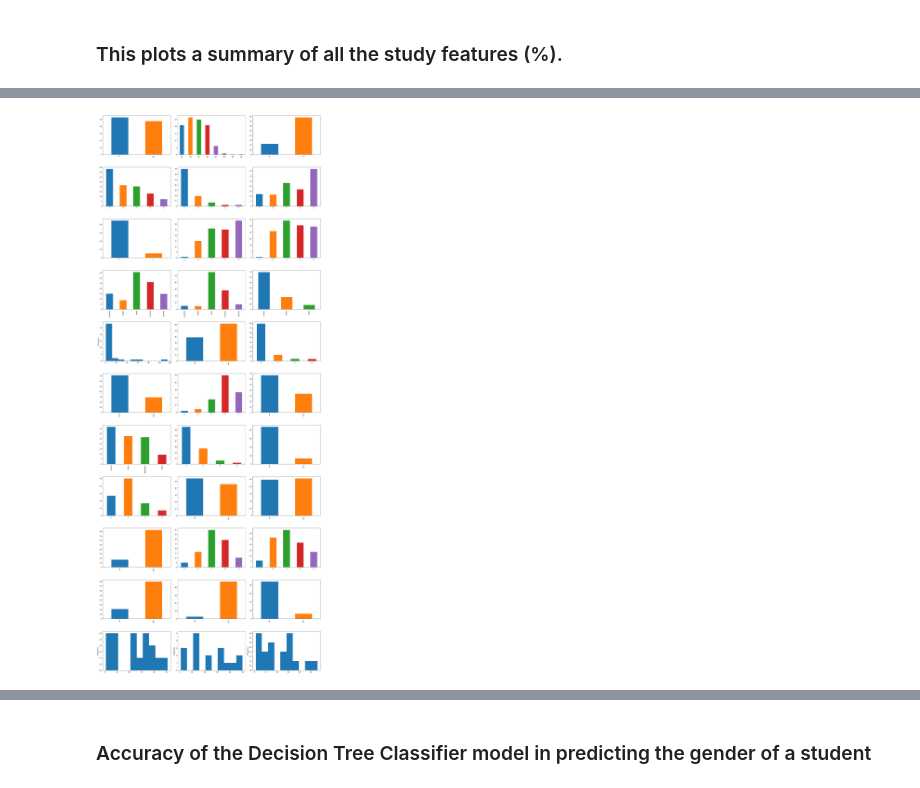
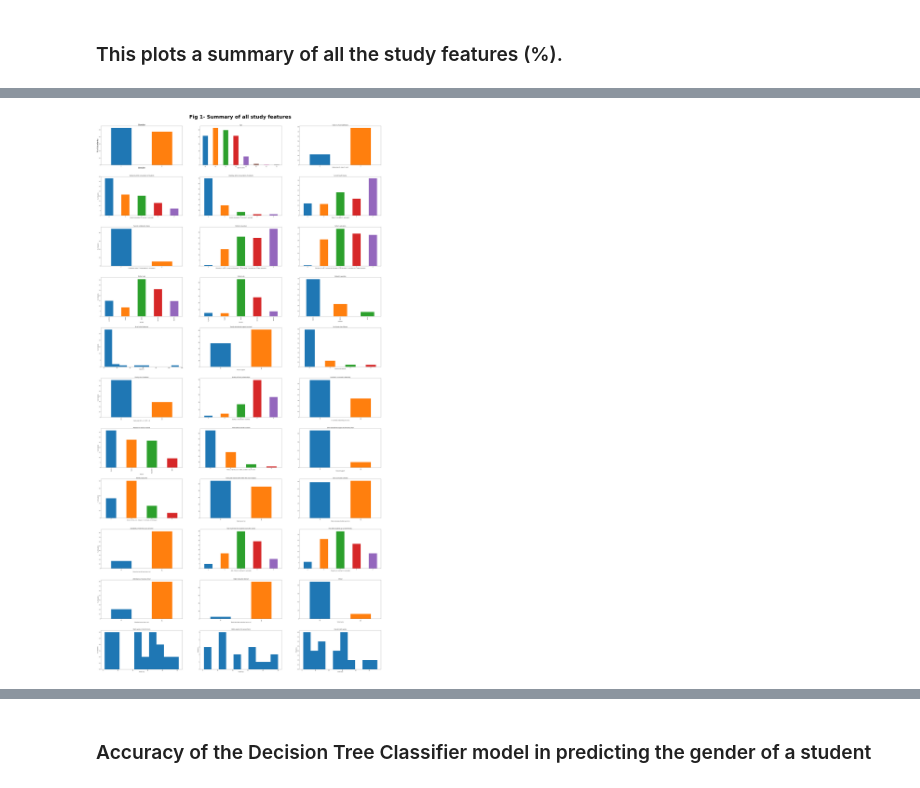
Before and after one commit to jakehoward/project-x, a Jupyter notebook: student_data_final.ipynb, the cells around one changed output, grey strips where cells are left out. Drawn from its saved outputs; the diff is of its cells as text; code cells hidden in the pictures.

```diff
--- a/student_data_final.ipynb
+++ b/student_data_final.ipynb
@@ -115,148 +116,227 @@ plt.show()
 ### This plots a summary of all the study features (%).
 # %%
 #Setting up a figure to accomodate the 30 features given in the dataset, in 30 subplots.
-fig, axes = plt.subplots(nrows=11, ncols=3, figsize=(20,50))
-fig.tight_layout(pad=0.4, w_pad=1.5, h_pad=6)
+fig, axes = plt.subplots(nrows=11, ncols=3, figsize=(40, 80))
+fig.tight_layout(pad=0.4, w_pad=15, h_pad=10)
+fig.suptitle("Fig 1- Summary of all study features", fontweight="bold", size=50)
+fig.subplots_adjust(top=0.96)
 
 #sex
 gender = (df["sex"].value_counts() / df["sex"].count()) * 100
 gender.plot(kind="bar", ax=axes[0,0])
+axes[0,0].set_title("Gender", fontsize=20)
+axes[0,0].set_xlabel("Gender", fontsize=20)
+axes[0,0].set_ylabel("% of students", fontsize=20)
 
 #age
 age = (df["age"].value_counts() / df["age"].count()) * 100
 age.sort_index().plot(kind="bar", ax=axes[0,1])
+axes[0,1].set_title("Age")
+axes[0,1].set_xlabel("Ages (in years)")
 
 #address
 address = (df["address"].value_counts() / df["address"].count()) * 100
 address.sort_index().plot(kind="bar", ax=axes[0,2])
+axes[0,2].set_title("Urban vs. Rural addresses")
+axes[0,2].set_xlabel("Address type (U: urban, R: rural)")
 
 
 #weekend alcohol consumption
 walc = (df["Walc"].value_counts() / df["Walc"].count()) * 100
 walc.sort_index().plot(kind="bar", ax=axes[1,0])
+axes[1,0].set_title("Weekend alchol consumption of students")
+axes[1,0].set_xlabel("Alcohol consumption (1: very low, 5: very high)")
+axes[1,0].set_ylabel("% of students")
 
 #daily alcohol consumption
 dalc = (df["Dalc"].value_counts() / df["Dalc"].count()) * 100
 dalc.sort_index().plot(kind="bar", ax=axes[1,1])
+axes[1,1].set_title("Weekday alchol consumption of students")
+axes[1,1].set_xlabel("Alcohol consumption (1: very low, 5: very high)")
 
 #current health status
 health = (df["health"].value_counts() / df["health"].count()) * 100
 health.sort_index().plot(kind="bar", ax=axes[1,2])
+axes[1,2].set_title("Current health status")
+axes[1,2].set_xlabel("Status (1: very bad to 5: very good)")
 
 
 #parents cohabitation status
 pstatus = (df["Pstatus"].value_counts() / df["Pstatus"].count()) * 100
 pstatus.plot(kind="bar", ax=axes[2,0])
+axes[2,0].set_title("Parents cohabitation status")
+axes[2,0].set_xlabel("Cohabitation status (T: living together, A: living apart)")
+axes[2,0].set_ylabel("% of students")
 
 #mother's education
 medu = (df["Medu"].value_counts() / df["Medu"].count()) * 100
 medu.sort_index().plot(kind="bar", ax=axes[2,1])
+axes[2,1].set_title("Mother's education")
+axes[2,1].set_xlabel("Education (0: none, 1: primary ed (4th grade), 2: 5th-9th grade, 3: secondary ed, 4: higher education)")
 
 #father's education
 fedu = (df["Fedu"].value_counts() / df["Fedu"].count()) * 100
 fedu.sort_index().plot(kind="bar", ax=axes[2,2])
+axes[2,2].set_title("Father's education")
+axes[2,2].set_xlabel("Education (0: none, 1: primary ed (4th grade), 2: 5th-9th grade, 3: secondary ed, 4: higher education)")
 
 
 #mother's job
 mjob = (df["Mjob"].value_counts() / df["Mjob"].count()) * 100
 mjob.sort_index().plot(kind="bar", ax=axes[3,0])
+axes[3,0].set_title("Mother's job")
+axes[3,0].set_xlabel("Job title")
+axes[3,0].set_ylabel("% of students")
 
 #father's job
 fjob = (df["Fjob"].value_counts() / df["Fjob"].count()) * 100
 fjob.sort_index().plot(kind="bar", ax=axes[3,1])
+axes[3,1].set_title("Father's job")
+axes[3,1].set_xlabel("Job title")
 
 #student's guardian
 guardian = (df["guardian"].value_counts() / df["guardian"].count()) * 100
 guardian.plot(kind="bar", ax=axes[3,2])
+axes[3,2].set_title("Student's guardian")
+axes[3,2].set_xlabel("Guardian")
 
 
 #number of school absences
 absences = df["absences"].value_counts()
 absences.plot(kind="hist", bins=10, ax=axes[4,0])
+axes[4,0].set_title("No of school absences")
+axes[4,0].set_xlabel("Absences")
+axes[4,0].set_ylabel("% of students")
 
 #family education support
 famsup = (df["famsup"].value_counts() / df["famsup"].count()) * 100
 famsup.sort_index().plot(kind="bar", ax=axes[4,1])
+axes[4,1].set_title("Family educational support received")
+axes[4,1].set_xlabel("Receive support")
 
 #no of past class failures
 failures = (df["failures"].value_counts() / df["failures"].count()) * 100
 failures.sort_index().plot(kind="bar", ax=axes[4,2])
+axes[4,2].set_title("No of past class failures")
+axes[4,2].set_xlabel("Previous class failures")
 
 
 #family size
 famsize = (df["famsize"].value_counts() / df["famsize"].count()) * 100
 famsize.plot(kind="bar", ax=axes[5,0])
+axes[5,0].set_title("Family size of students")
+axes[5,0].set_xlabel("Family size (LE3: <= 3, GT3: > 3)")
+axes[5,0].set_ylabel("% of students")
 
 #quality of family relationships
 famrel = (df["famrel"].value_counts() / df["famrel"].count()) * 100
 famrel.sort_index().plot(kind="bar", ax=axes[5,1])
+axes[5,1].set_title("Quality of family relationships")
+axes[5,1].set_xlabel("Quality (1: very bad to 5: excellent)")
 
 #with a romantic relationship
 romantic = (df["romantic"].value_counts() / df["romantic"].count()) * 100
 romantic.sort_index().plot(kind="bar", ax=axes[5,2])
+axes[5,2].set_title("Involved in a romantic relatioship")
+axes[5,2].set_xlabel("In a romantic reationship (yes or no)")
 
 
 #reason to choose the school
 reason = (df["reason"].value_counts() / df["reason"].count()) * 100
 reason.plot(kind="bar", ax=axes[6,0])
+axes[6,0].set_title("Reasons for choice of school")
+axes[6,0].set_xlabel("Reason")
+axes[6,0].set_ylabel("% of students")
 
 #home to school travel time
 traveltime = (df["traveltime"].value_counts() / df["traveltime"].count()) * 100
 traveltime.sort_index().plot(kind="bar", ax=axes[6,1])
+axes[6,1].set_title("Time taken to travel to school")
+axes[6,1].set_xlabel("Time (1: <15 min, 2: 15 - 30min, 3: 30min - 1hr, 4: >1 hr)")
 
 #extra educational support
 schoolsup = (df["schoolsup"].value_counts() / df["schoolsup"].count()) * 100
 schoolsup.sort_index().plot(kind="bar", ax=axes[6,2])
+axes[6,2].set_title("Extra educational support received at school")
+axes[6,2].set_xlabel("Received support")
 
 
 #weekly study time
 studytime = (df["studytime"].value_counts() / df["studytime"].count()) * 100
 studytime.sort_index().plot(kind="bar", ax=axes[7,0])
+axes[7,0].set_title("Weekly study time")
+axes[7,0].set_xlabel("Time (1: <2 hrs, 2: 2 - 5 hours, 3: 5 - 10 hours, 4: >10 hours)")
+axes[7,0].set_ylabel("% of students")
 
 #extra paid classes in Maths
 paid = (df["paid"].value_counts() / df["paid"].count()) * 100
 paid.sort_index().plot(kind="bar", ax=axes[7,1])
+axes[7,1].set_title("Extra paid classes taken within the course subject")
+axes[7,1].set_xlabel("Taken (yes or no)")
 
 #extra curricular activities
 activities = (df["activities"].value_counts() / df["activities"].count()) * 100
 activities.sort_index().plot(kind="bar", ax=axes[7,2])
+axes[7,2].set_title("Extra curricular activities")
+axes[7,2].set_xlabel("Extra curriculuar activities (yes or no)")
 
 
 #internet access at home
 internet = (df["internet"].value_counts() / df["internet"].count()) * 100
 internet.sort_index().plot(kind="bar", ax=axes[8,0])
+axes[8,0].set_title("Availability of internet access at home")
+axes[8,0].set_xlabel("Internet access at home (yes or no)")
+axes[8,0].set_ylabel("% of students")
 
 #free time after school
 freetime = (df["freetime"].value_counts() / df["freetime"].count()) * 100
 freetime.sort_index().plot(kind="bar", ax=axes[8,1])
+axes[8,1].set_title("How much free time students have after school")
+axes[8,1].set_xlabel("Amt. of time (1: very low to 5: very high)")
 
 #going out with friends
 goout = (df["goout"].value_counts() / df["goout"].count()) * 100
 goout.sort_index().plot(kind="bar", ax=axes[8,2])
+axes[8,2].set_title("How often students go out with friends")
+axes[8,2].set_xlabel("Frequency (1: very low to 5: very high)")
 
 
 #attended nursery school
 nursery = (df["nursery"].value_counts() / df["nursery"].count()) * 100
 nursery.sort_index().plot(kind="bar", ax=axes[9,0])
+axes[9,0].set_title("Attendance at nursery school")
+axes[9,0].set_xlabel("Attended nursery (yes or no)")
+axes[9,0].set_ylabel("% of students")
 
 #wants to take higher education
 higher = (df["higher"].value_counts() / df["higher"].count()) * 100
 higher.sort_index().plot(kind="bar", ax=axes[9,1])
+axes[9,1].set_title("Higher education desired")
+axes[9,1].set_xlabel("Wants take higher education (yes or no)")
 
 #student's school
 school = (df["school"].value_counts() / df["school"].count()) * 100
 school.sort_index().plot(kind="bar", ax=axes[9,2])
+axes[9,2].set_title("School")
+axes[9,2].set_xlabel("School name")
 
 
 #first period grade
 g1 = df["G1"].value_counts()
 g1.plot(kind="hist", bins=10, ax=axes[10,0])
+axes[10,0].set_title("Maths grade in the first term")
+axes[10,0].set_xlabel("Grade (G1)")
+axes[10,0].set_ylabel("% of students")
 
 #second period grade
 g2 = df["G2"].value_counts()
 g2.plot(kind="hist", bins=10, ax=axes[10, 1])
+axes[10,1].set_title("Maths grade in the second term")
+axes[10,1].set_xlabel("Grade (G2)")
 
 #final grade
 g3 = df["G3"].value_counts()
 g3.plot(kind="hist", bins=10, ax=axes[10, 2])
+axes[10,2].set_title("Overall maths grade")
+axes[10,2].set_xlabel("Grade (G3)")
 # %% [output]
@@ -264,2 +344,2 @@ g3.plot(kind="hist", bins=10, ax=axes[10, 2])
-[figure, old version]
+[figure, new version]
 # %% [markdown]
```
Also changed, not shown: parts of 24 cells of this notebook.
